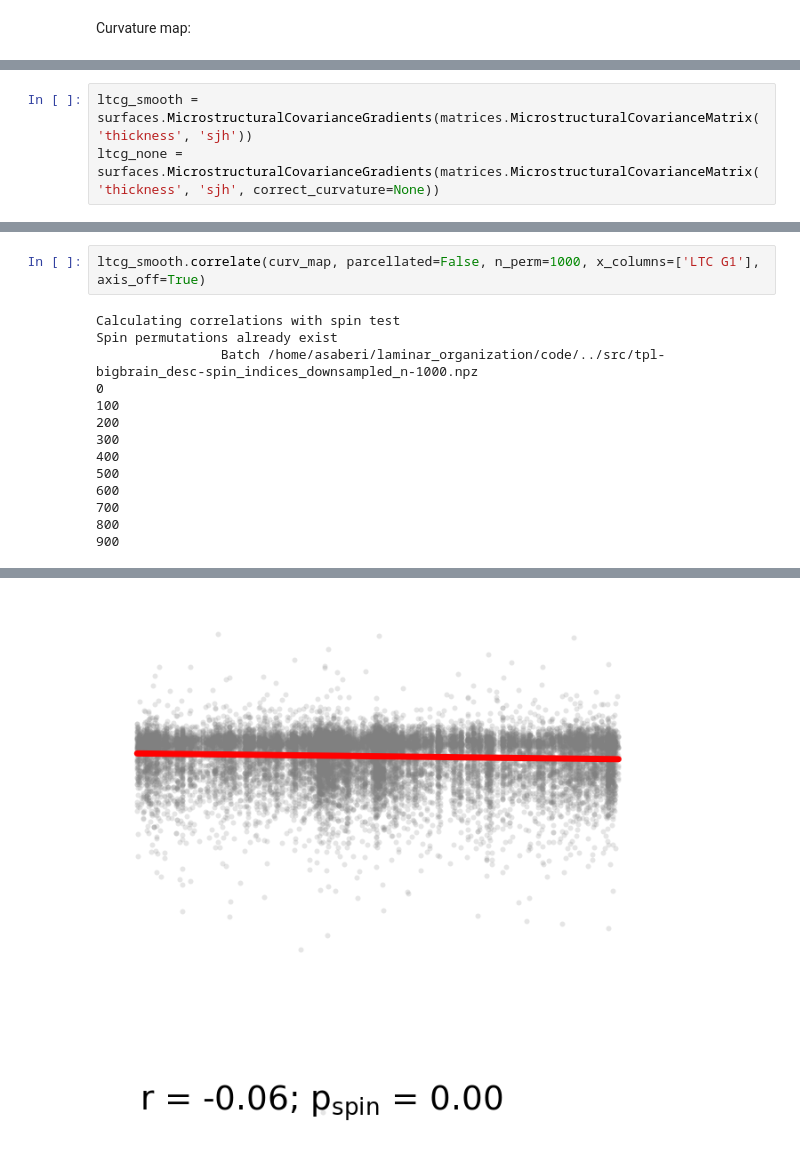
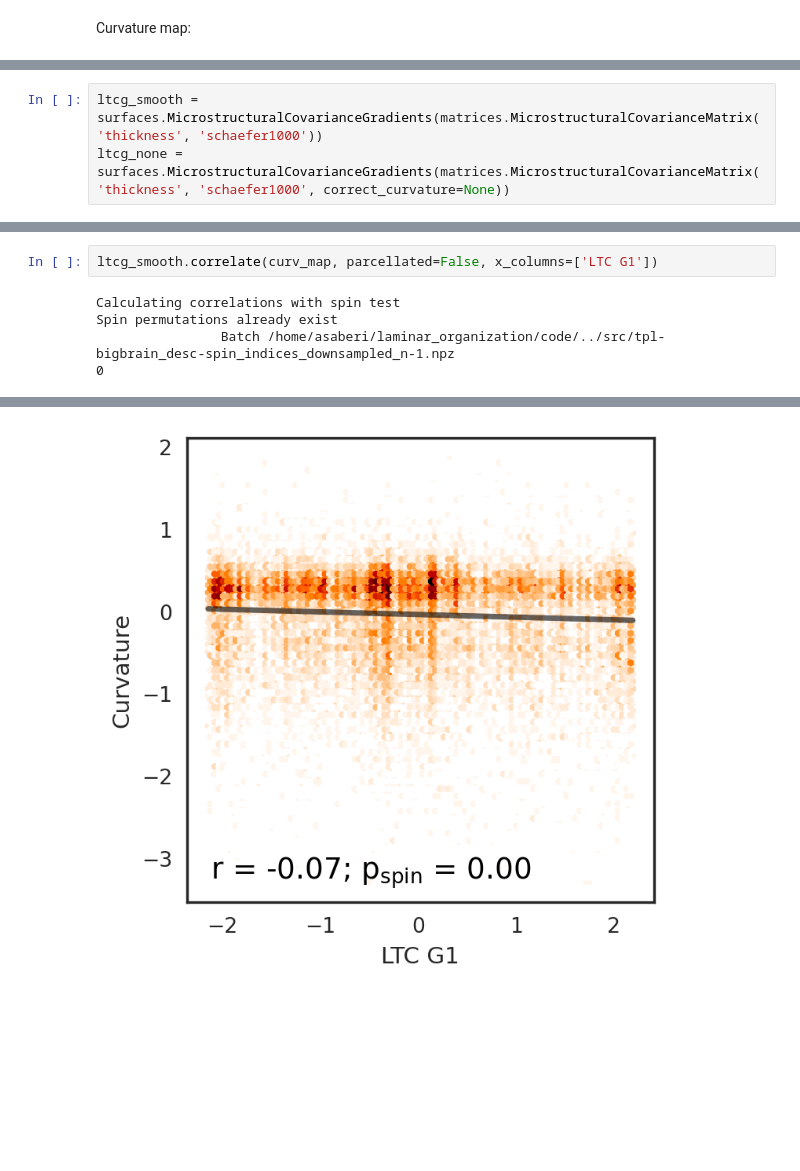
Before and after one commit to amnsbr/laminar_organization, a Jupyter notebook: code/figures/Fig_S01.ipynb, the cells around one changed output, grey strips where cells are left out. Saved outputs shown, nothing was run; the diff lists cells and outputs as text; blank space fills up the shorter version.

```diff
--- a/code/figures/Fig_S01.ipynb
+++ b/code/figures/Fig_S01.ipynb
@@ -96,4 +91,4 @@ helpers.plot_surface(curv_map_ico7, plot_downsampled=False, vrange=(-0.25, 0.25)
 # %%
-ltcg_smooth = surfaces.MicrostructuralCovarianceGradients(matrices.MicrostructuralCovarianceMatrix('thickness', 'sjh'))
-ltcg_none = surfaces.MicrostructuralCovarianceGradients(matrices.MicrostructuralCovarianceMatrix('thickness', 'sjh', correct_curvature=None))
+ltcg_smooth = surfaces.MicrostructuralCovarianceGradients(matrices.MicrostructuralCovarianceMatrix('thickness', 'schaefer1000'))
+ltcg_none = surfaces.MicrostructuralCovarianceGradients(matrices.MicrostructuralCovarianceMatrix('thickness', 'schaefer1000', correct_curvature=None))
 # %% [output]
@@ -129,16 +112,7 @@ Spin permutations already exist
 # %%
-ltcg_smooth.correlate(curv_map, parcellated=False, n_perm=1000, x_columns=['LTC G1'], axis_off=True)
+ltcg_smooth.correlate(curv_map, parcellated=False, x_columns=['LTC G1'])
 # %% [output]
 Calculating correlations with spin test
 Spin permutations already exist
-                Batch /home/asaberi/laminar_organization/code/../src/tpl-bigbrain_desc-spin_indices_downsampled_n-1000.npz
+                Batch /home/asaberi/laminar_organization/code/../src/tpl-bigbrain_desc-spin_indices_downsampled_n-1.npz
 0
-100
-200
-300
-400
-500
-600
-700
-800
-900
@@ -147,3 +121,3 @@ Spin permutations already exist
             LTC G1
  Curvature     0.0)
-[figure, old version]
+[figure, new version]
```
Also changed, not shown: parts of 12 cells of this notebook, 12 other files.
